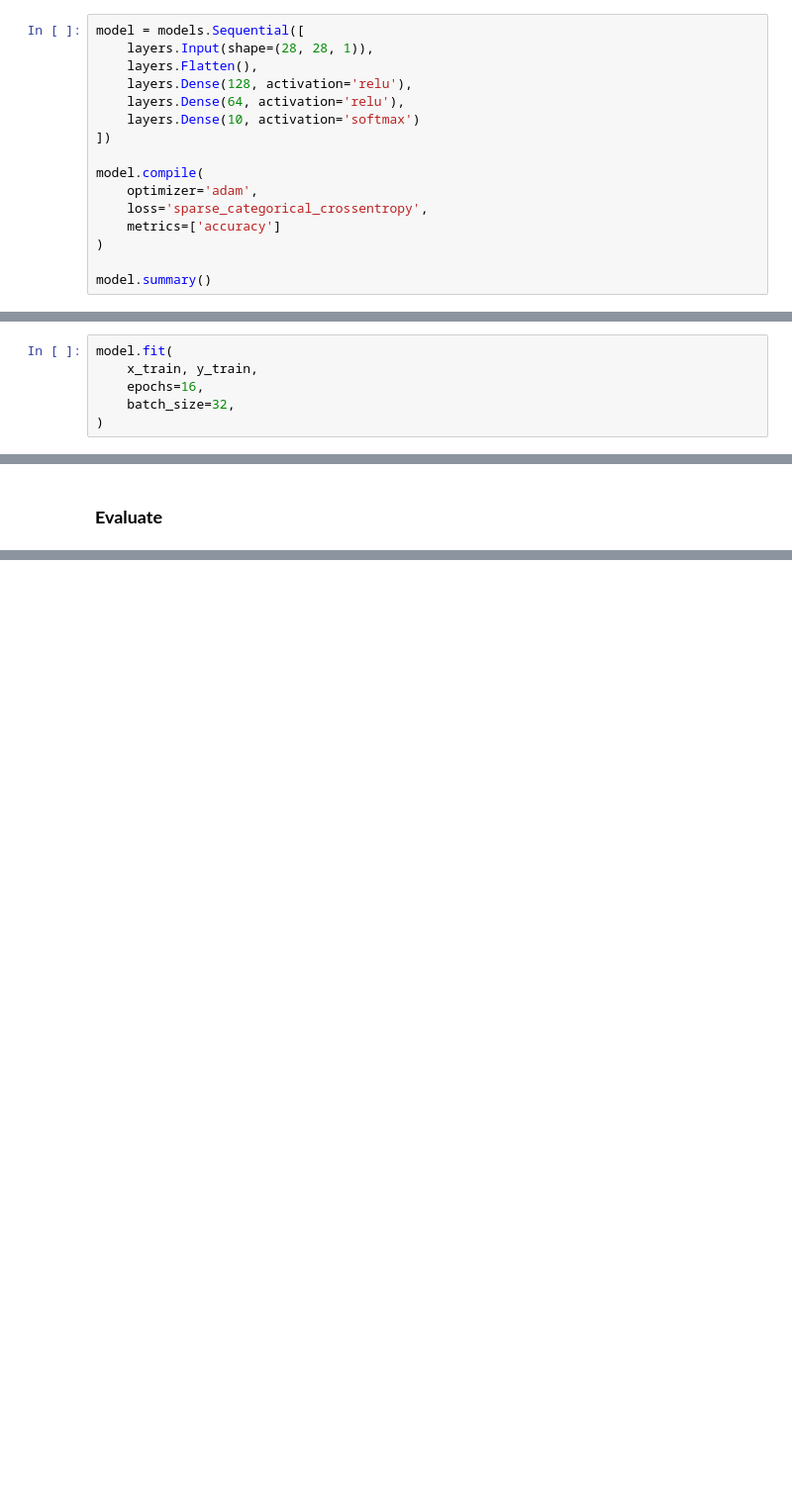
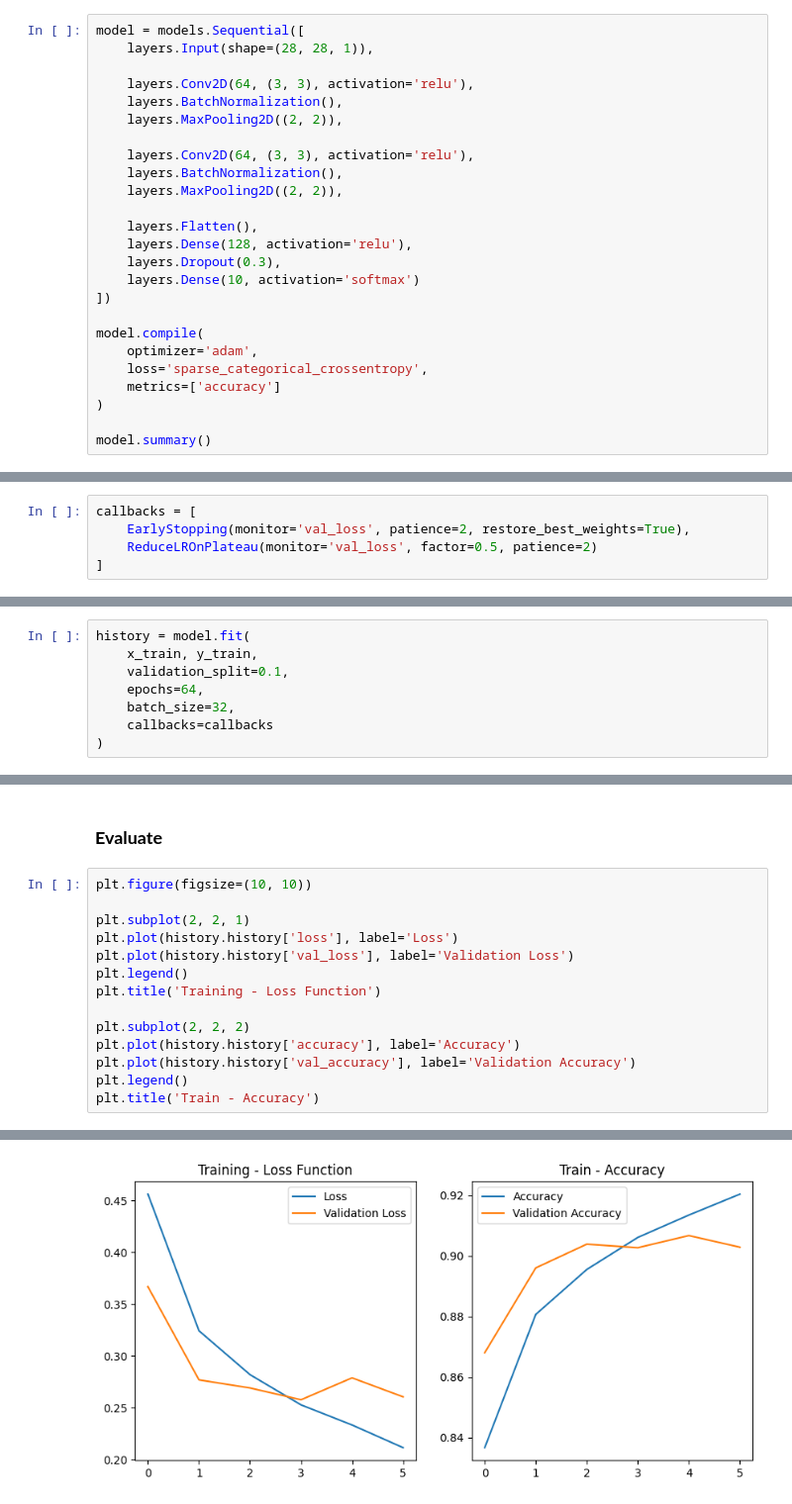
Before and after one commit to julsCadenas/DS-ML-Projects, a Jupyter notebook: MNISTProjects/fashion_mnist.ipynb, the cells around one changed output, grey strips where cells are left out. Shown at 99% size. Saved outputs shown, nothing was run; the diff lists cells and outputs as text; blank space fills up the shorter version.

```diff
--- a/MNISTProjects/fashion_mnist.ipynb
+++ b/MNISTProjects/fashion_mnist.ipynb
@@ -41,9 +52,18 @@ Prepare the model
 # %%
 model = models.Sequential([
     layers.Input(shape=(28, 28, 1)),
+
+    layers.Conv2D(64, (3, 3), activation='relu'),
+    layers.BatchNormalization(),
+    layers.MaxPooling2D((2, 2)),
+
+    layers.Conv2D(64, (3, 3), activation='relu'),
+    layers.BatchNormalization(),
+    layers.MaxPooling2D((2, 2)),
+
     layers.Flatten(),
     layers.Dense(128, activation='relu'),
-    layers.Dense(64, activation='relu'),
+    layers.Dropout(0.3),
     layers.Dense(10, activation='softmax')
 ])
 
@@ -73 +99,6 @@ Model: "sequential"
+# %%
+callbacks = [
+    EarlyStopping(monitor='val_loss', patience=2, restore_best_weights=True),
+    ReduceLROnPlateau(monitor='val_loss', factor=0.5, patience=2)
+]
 # %% [markdown]
@@ -75,7 +106,9 @@ Model: "sequential"
 # %%
-model.fit(
+history = model.fit(
     x_train, y_train,
-    epochs=16,
+    validation_split=0.1,
+    epochs=64,
     batch_size=32,
+    callbacks=callbacks
 )
 # %% [output]
@@ -100,2 +127,17 @@ Epoch 16/16
 # %% [markdown]
 ### **Evaluate**
+# %%
+plt.figure(figsize=(10, 10))
+
+plt.subplot(2, 2, 1)
+plt.plot(history.history['loss'], label='Loss')
+plt.plot(history.history['val_loss'], label='Validation Loss')
+plt.legend()
+plt.title('Training - Loss Function')
+
+plt.subplot(2, 2, 2)
+plt.plot(history.history['accuracy'], label='Accuracy')
+plt.plot(history.history['val_accuracy'], label='Validation Accuracy')
+plt.legend()
+plt.title('Train - Accuracy')
+# %% [output]
@@ -102,3 +145,4 @@ Epoch 16/16
+[figure, added]
 # %%
 test_loss, test_acc = model.evaluate(x_test, y_test)
 print(f"Test accuracy: {test_acc * 100:.2f}%")
```
Also changed, not shown: parts of 21 cells of this notebook.
